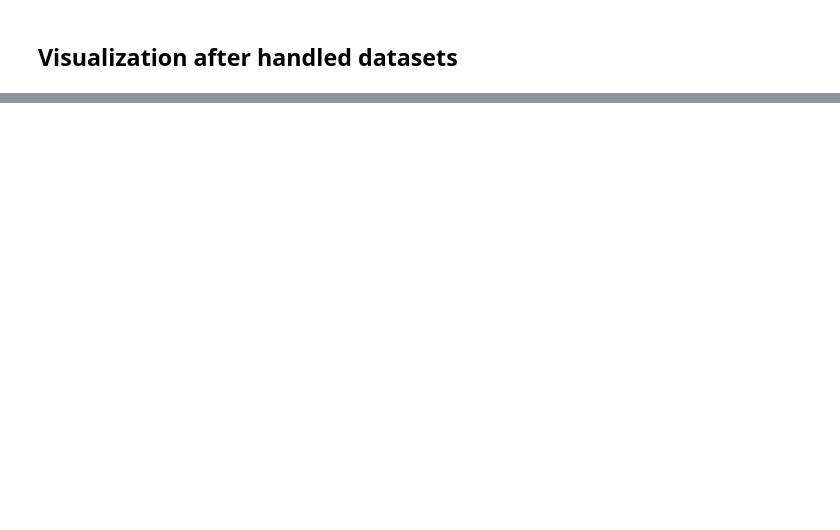
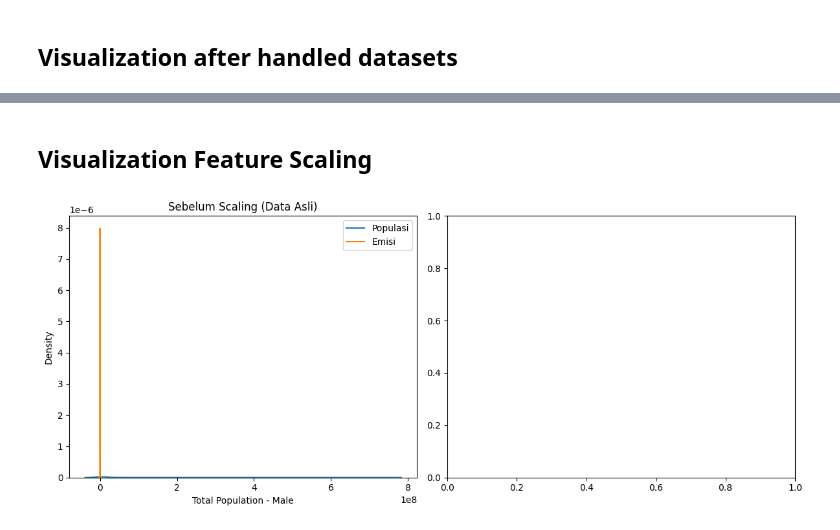
Before and after one commit to yashagozwan/data_mining, a Jupyter notebook: notebooks/submission_2.ipynb, the cells around one changed output, grey strips where cells are left out. Drawn from its saved outputs; the diff is of its cells as text; code cells hidden in the pictures; blank space fills up the shorter version.

```diff
--- a/notebooks/submission_2.ipynb
+++ b/notebooks/submission_2.ipynb
@@ -77,0 +191,25 @@ msno.bar(df_clean)
+# %% [markdown]
+## Visualization Feature Scaling
+# %%
+import matplotlib.pyplot as plt
+import seaborn as sns
+
+# Seting layout 1 baris 2 kolom
+fig, (ax1, ax2) = plt.subplots(1, 2, figsize=(12, 5))
+
+# Sebelum Scaling (Data asli dari df)
+ax1.set_title('Sebelum Scaling (Data Asli)')
+sns.kdeplot(df['Total Population - Male'], ax=ax1, label='Populasi')
+sns.kdeplot(df['total_emission'], ax=ax1, label='Emisi')
+ax1.legend()
+
+# Sesudah Scaling (Data dari df_clean hasil StandardScaler)
+# ax2.set_title('Sesudah Scaling (StandardScaler)')
+# sns.kdeplot(df_clean['Total Population - Male'], ax=ax2, label='Populasi')
+# sns.kdeplot(df_clean['total_emission'], ax=ax2, label='Emisi')
+# ax2.legend()
+
+plt.tight_layout()
+plt.show()
+# %% [output]
+[figure, added]
```
Also changed, not shown: parts of 13 cells of this notebook, 1 other file.
